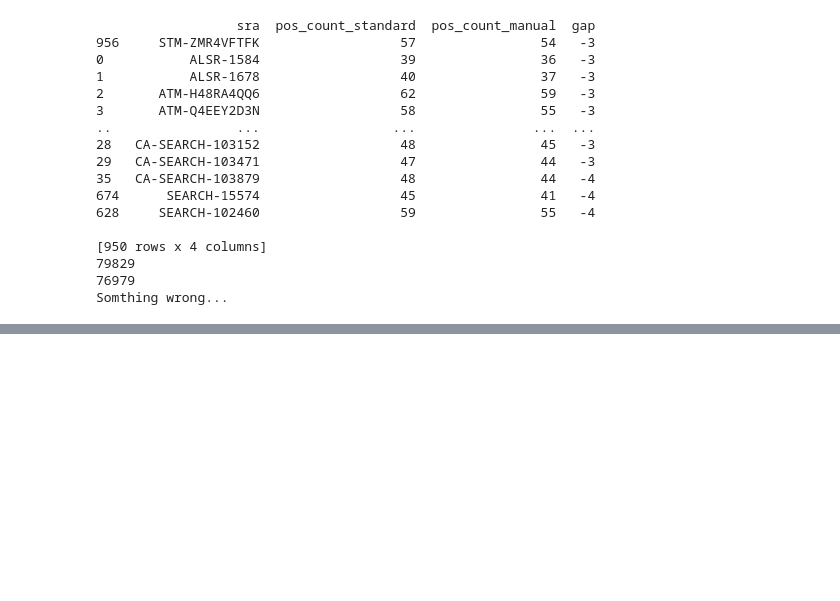
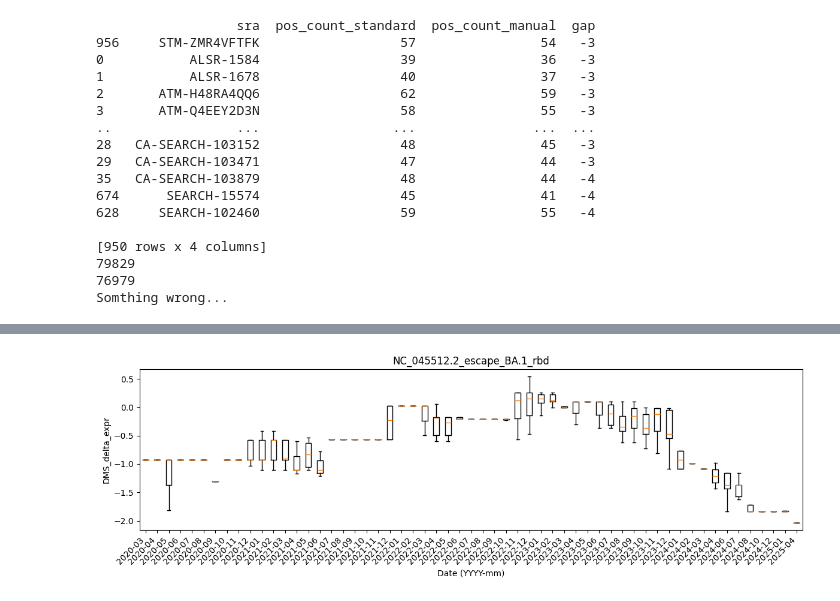
Before and after one commit to yutiachen5/bjorn_rep, a Jupyter notebook: helper_scripts/sanity_check_mut.ipynb, the cells around one changed output, grey strips where cells are left out. Cells and saved outputs as stored; diff of their text form; code cells hidden in the pictures; blank space fills up the shorter version.

```diff
--- a/helper_scripts/sanity_check_mut.ipynb
+++ b/helper_scripts/sanity_check_mut.ipynb
@@ -609 +799,5 @@ dms_expr = dms[dms["name"] == 'entry_in_293t_cells']
+# %%
+dms_boxplot(dms, "NC_045512.2_escape_BA.1_rbd", "delta_expr")
+# %% [output]
+[figure, added]
 # %%
```
Also changed, not shown: parts of 20 cells of this notebook, 22 other files.
